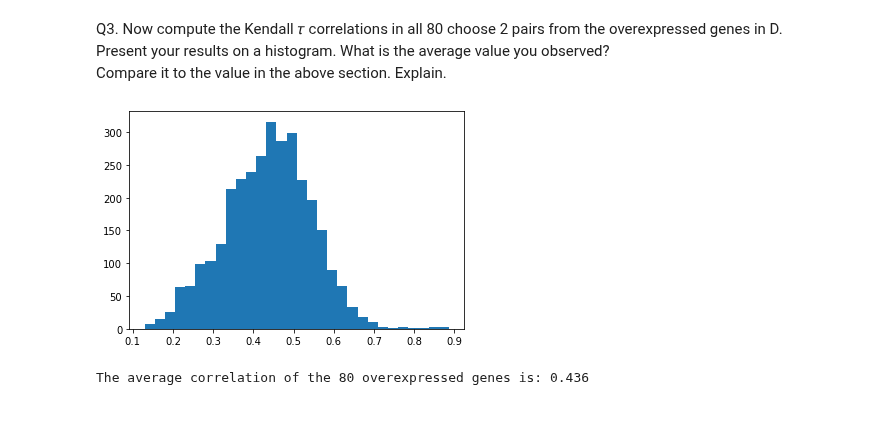
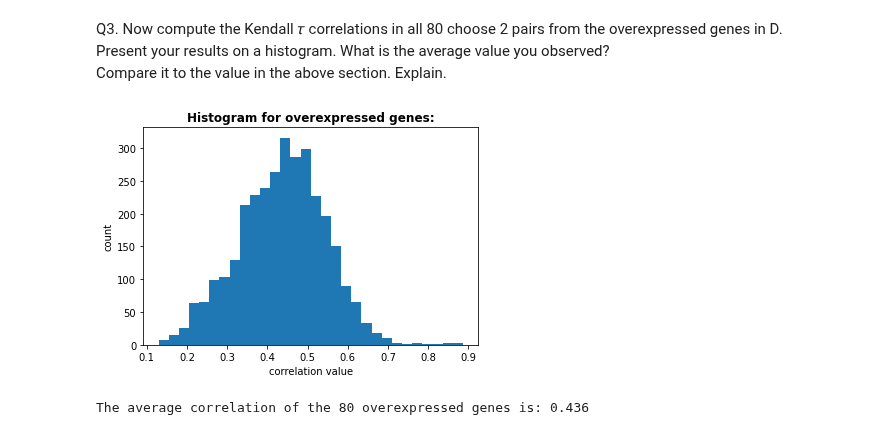
Before and after one commit to Oren-Ben/IDC, a Jupyter notebook: statistics/fourth_ex/204079453_205714447.ipynb, the cells around one changed output. Drawn from its saved outputs; the diff is of its cells as text; code cells hidden in the pictures.

```diff
--- a/statistics/fourth_ex/204079453_205714447.ipynb
+++ b/statistics/fourth_ex/204079453_205714447.ipynb
@@ -280,9 +278,12 @@ corr_over_np[mask] = -1
 corr_over_arr = corr_over_np[corr_over_np>-1][~np.isnan(corr_over_np[corr_over_np>-1])]
 # %%
 plt.hist(corr_over_arr, bins=30)
+plt.title("Histogram for overexpressed genes:", fontweight='bold')
+plt.xlabel("correlation value")
+plt.ylabel("count")
 plt.show()
 # %% [output]
-[figure, old version]
+[figure, new version]
 # %%
 print(f"The average correlation of the 80 overexpressed genes is: {round(corr_over_arr.mean(),3)}")
 # %% [output]
```
Also changed, not shown: parts of 17 cells of this notebook.
